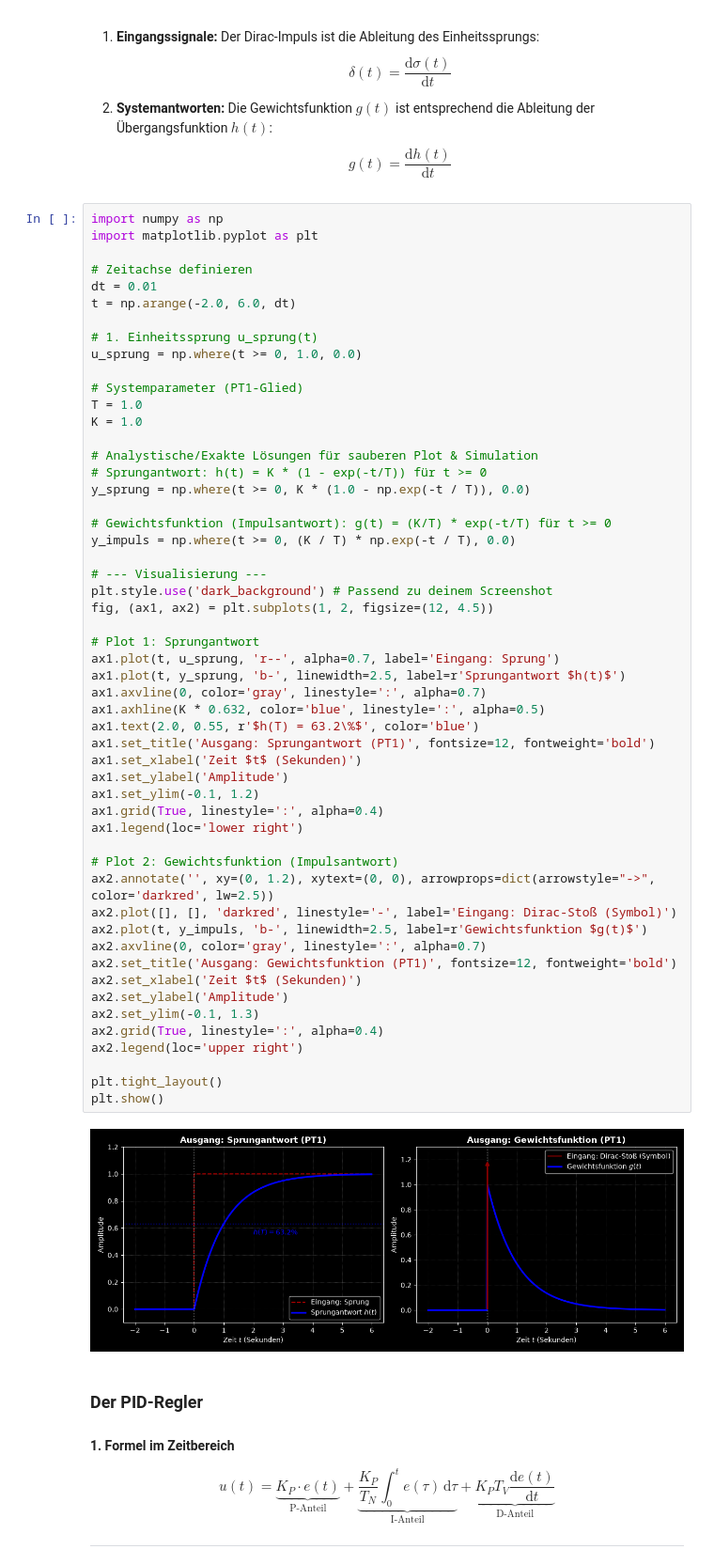
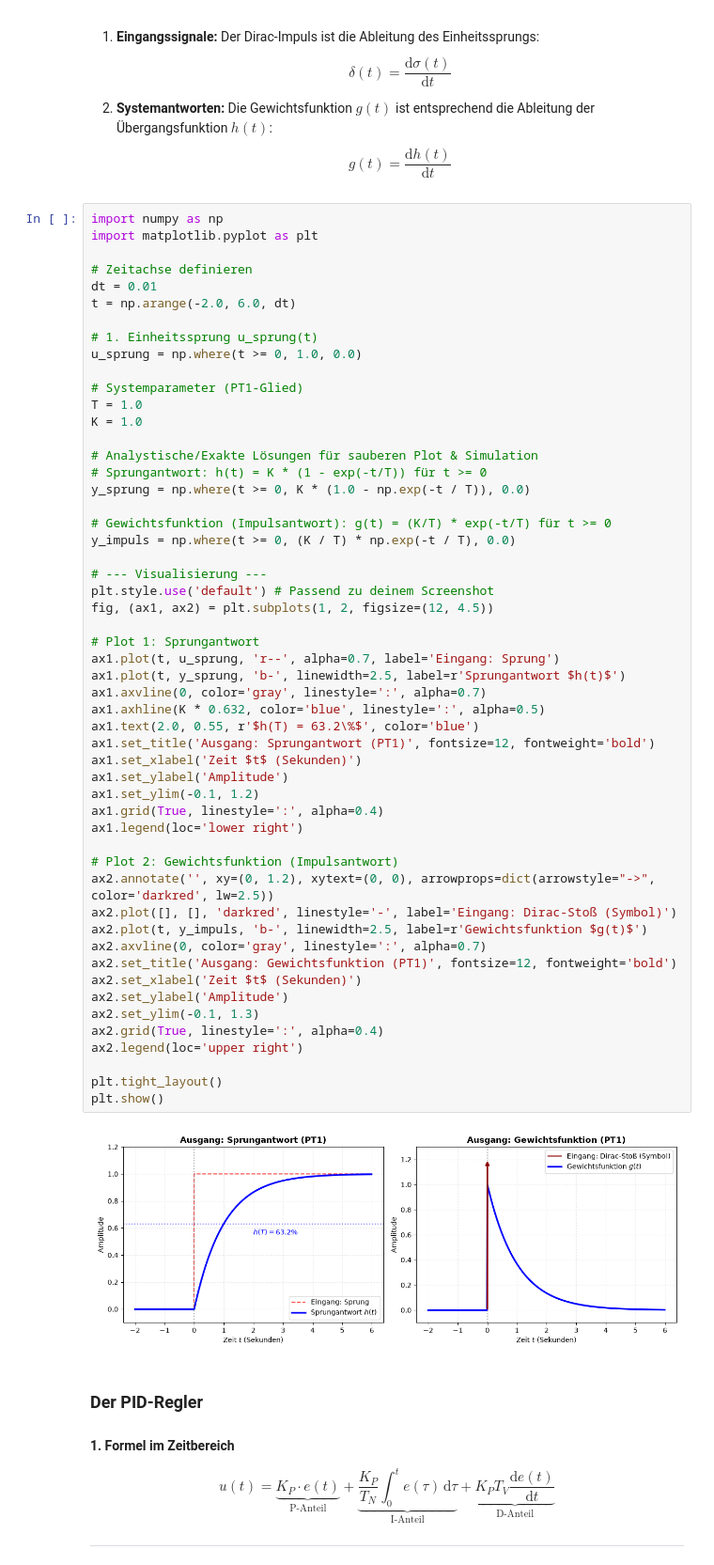
Before and after one commit to juliantiede27-dotcom/vorlesung_support, a Jupyter notebook: Vorlesung.ipynb, the cells around one changed output. Shown at 94% size. Saved outputs shown, nothing was run; the diff lists cells and outputs as text.

```diff
--- a/Vorlesung.ipynb
+++ b/Vorlesung.ipynb
@@ -153,38 +153,38 @@ y_sprung = np.where(t >= 0, K * (1.0 - np.exp(-t / T)), 0.0)
 y_impuls = np.where(t >= 0, (K / T) * np.exp(-t / T), 0.0)
 
 # --- Visualisierung ---
-plt.style.use('dark_background') # Passend zu deinem Screenshot
+plt.style.use('default') # Passend zu deinem Screenshot
 fig, (ax1, ax2) = plt.subplots(1, 2, figsize=(12, 4.5))
 
 # Plot 1: Sprungantwort
 ax1.plot(t, u_sprung, 'r--', alpha=0.7, label='Eingang: Sprung')
 ax1.plot(t, y_sprung, 'b-', linewidth=2.5, label=r'Sprungantwort $h(t)$')
 ax1.axvline(0, color='gray', linestyle=':', alpha=0.7)
 ax1.axhline(K * 0.632, color='blue', linestyle=':', alpha=0.5)
 ax1.text(2.0, 0.55, r'$h(T) = 63.2\%$', color='blue')
 ax1.set_title('Ausgang: Sprungantwort (PT1)', fontsize=12, fontweight='bold')
 ax1.set_xlabel('Zeit $t$ (Sekunden)')
 ax1.set_ylabel('Amplitude')
 ax1.set_ylim(-0.1, 1.2)
 ax1.grid(True, linestyle=':', alpha=0.4)
 ax1.legend(loc='lower right')
 
 # Plot 2: Gewichtsfunktion (Impulsantwort)
 ax2.annotate('', xy=(0, 1.2), xytext=(0, 0), arrowprops=dict(arrowstyle="->", color='darkred', lw=2.5))
 ax2.plot([], [], 'darkred', linestyle='-', label='Eingang: Dirac-Stoß (Symbol)')
 ax2.plot(t, y_impuls, 'b-', linewidth=2.5, label=r'Gewichtsfunktion $g(t)$')
 ax2.axvline(0, color='gray', linestyle=':', alpha=0.7)
 ax2.set_title('Ausgang: Gewichtsfunktion (PT1)', fontsize=12, fontweight='bold')
 ax2.set_xlabel('Zeit $t$ (Sekunden)')
 ax2.set_ylabel('Amplitude')
 ax2.set_ylim(-0.1, 1.3)
 ax2.grid(True, linestyle=':', alpha=0.4)
 ax2.legend(loc='upper right')
 
 plt.tight_layout()
 plt.show()
 # %% [output]
-[figure, old version]
+[figure, new version]
 # %% [markdown]
 ###  Der PID-Regler
 
```
Also changed, not shown: parts of 10 cells of this notebook.
